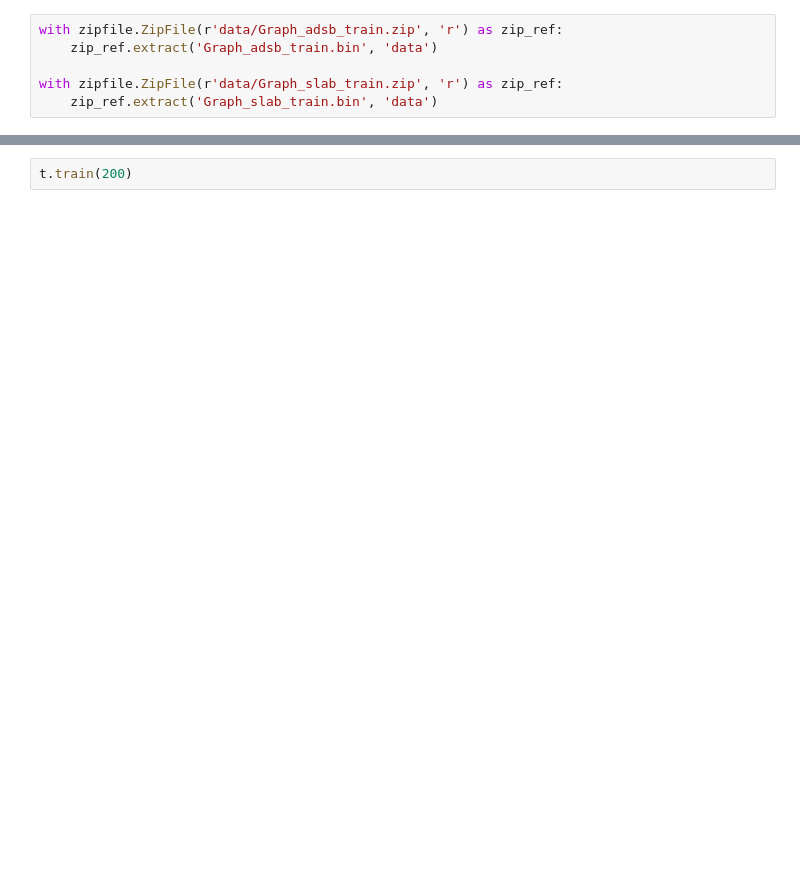
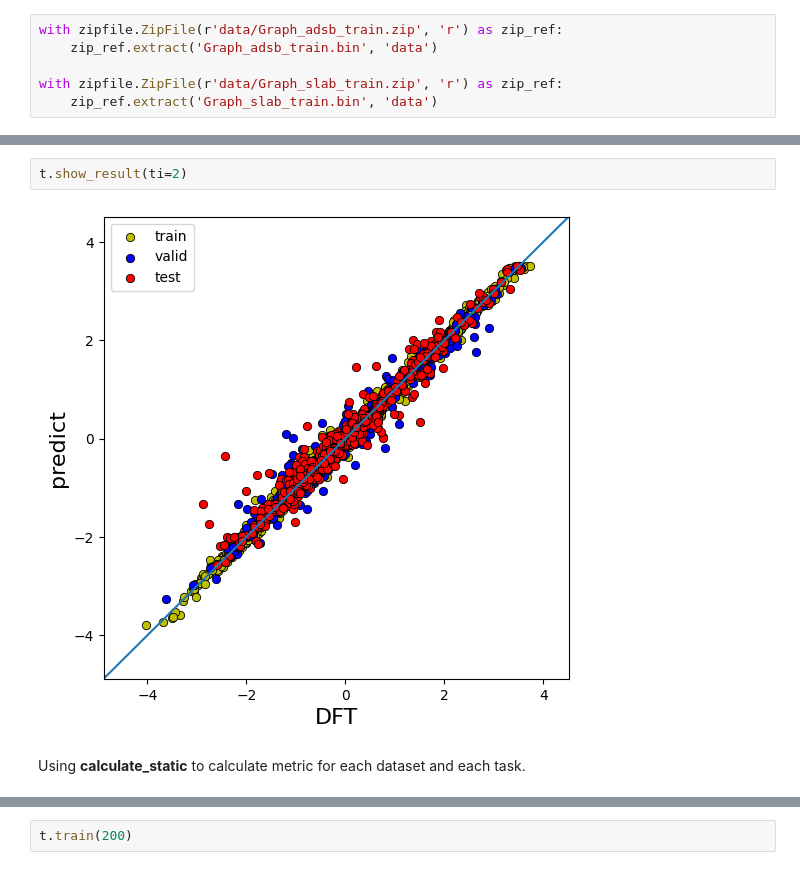
Before and after one commit to jchddd/asgcnn, a Jupyter notebook: Tutorials_model_training.ipynb, the cells around one changed output, grey strips where cells are left out. Drawn from its saved outputs; the diff is of its cells as text; blank space fills up the shorter version.

```diff
--- a/Tutorials_model_training.ipynb
+++ b/Tutorials_model_training.ipynb
@@ -312,0 +301,6 @@ t.init_snapshot_ensembling(cycle_time=5, epoch_each=40)
+# %%
+t.show_result(ti=2)
+# %% [output]
+[figure, added]
+# %% [markdown]
+Using **calculate_static** to calculate metric for each dataset and each task.
```
Also changed, not shown: parts of 195 cells of this notebook, 1 other file.
